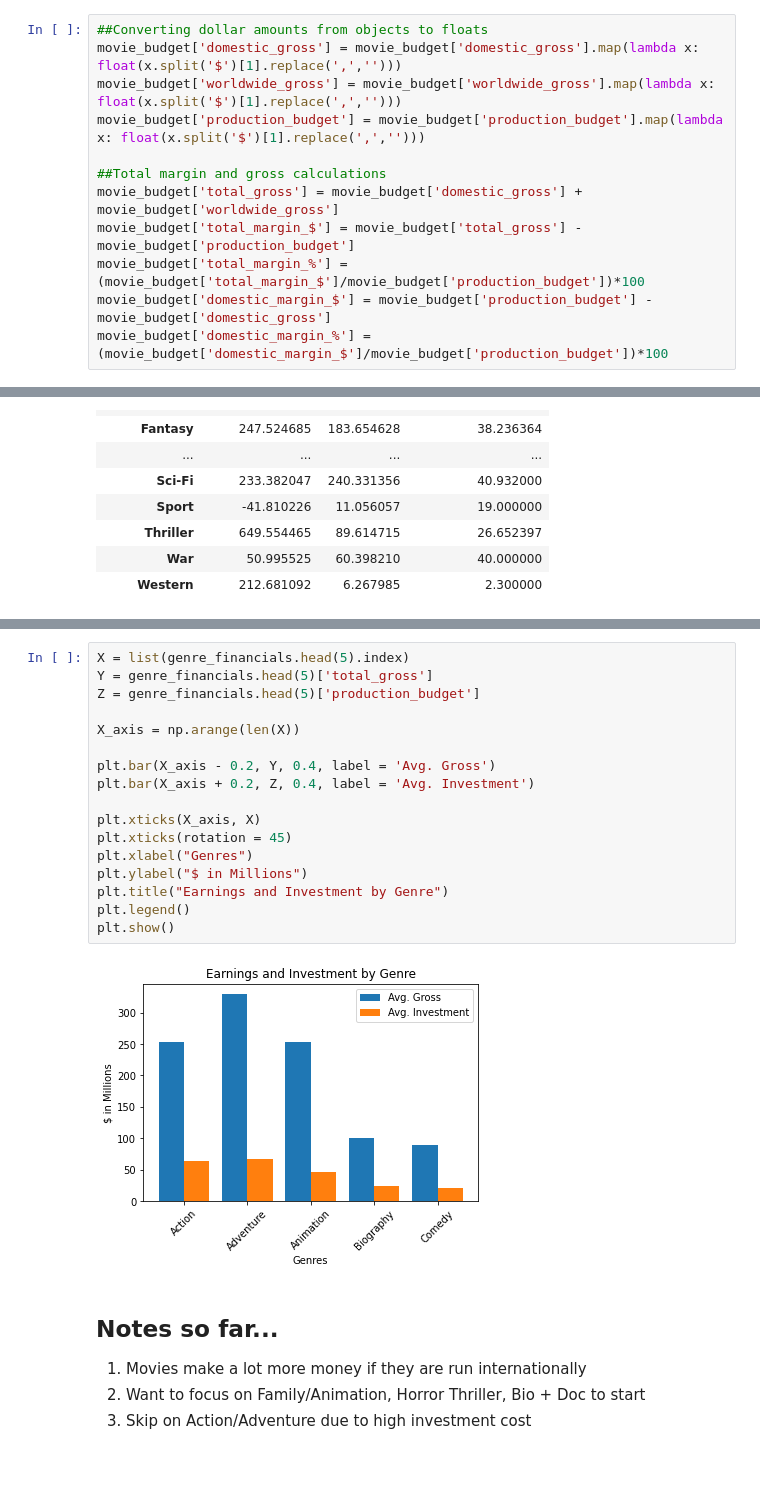
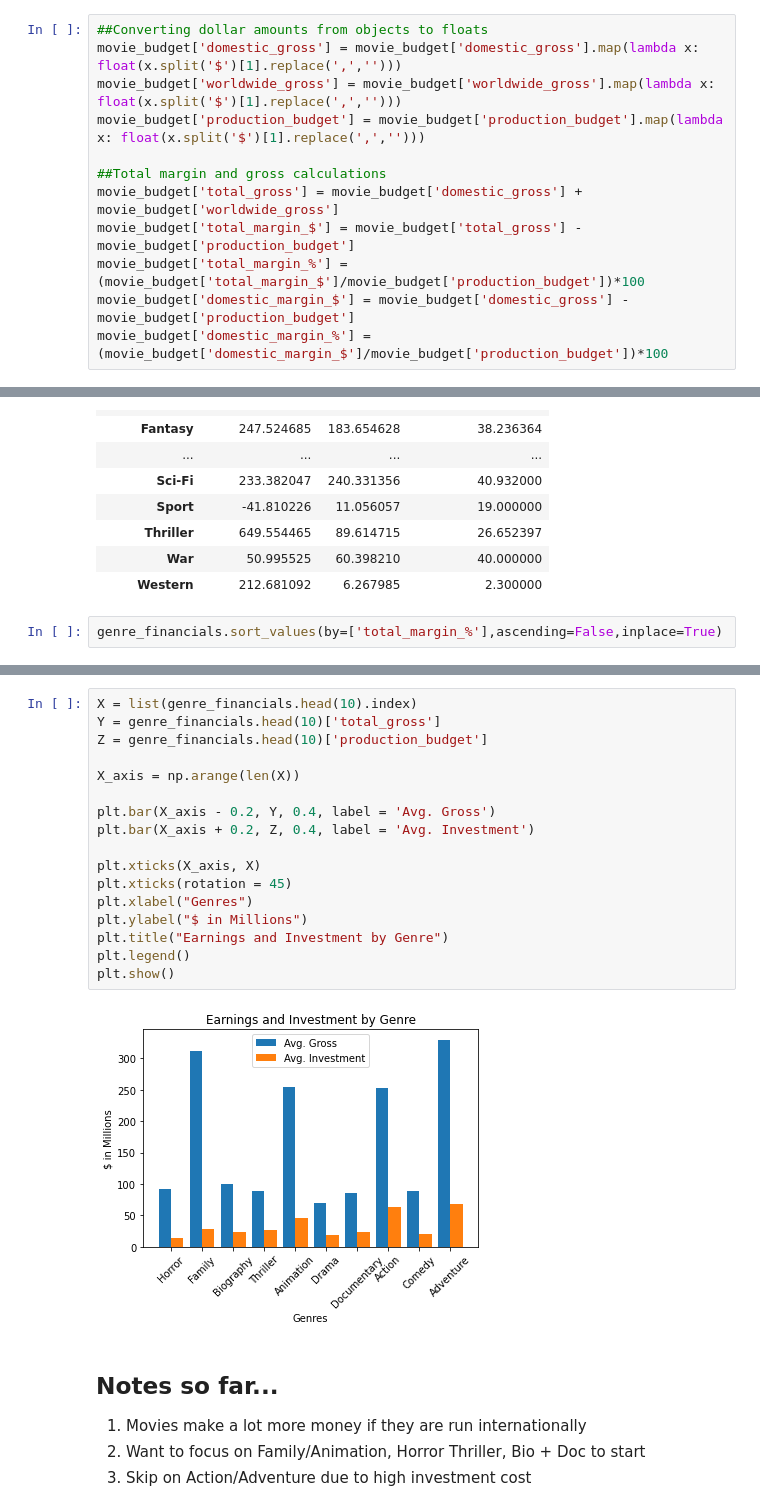
Before and after one commit to brandmend/MovieDataProject, a Jupyter notebook: Movie_Notebook_v2.ipynb, the cells around one changed output, grey strips where cells are left out. Cells and saved outputs as stored; diff of their text form; blank space fills up the shorter version.

```diff
--- a/Movie_Notebook_v2.ipynb
+++ b/Movie_Notebook_v2.ipynb
@@ -201,7 +201,7 @@ movie_budget['production_budget'] = movie_budget['production_budget'].map(lambda
 movie_budget['total_gross'] = movie_budget['domestic_gross'] + movie_budget['worldwide_gross']
 movie_budget['total_margin_$'] = movie_budget['total_gross'] - movie_budget['production_budget']
 movie_budget['total_margin_%'] = (movie_budget['total_margin_$']/movie_budget['production_budget'])*100
-movie_budget['domestic_margin_$'] = movie_budget['production_budget'] - movie_budget['domestic_gross']
+movie_budget['domestic_margin_$'] = movie_budget['domestic_gross'] - movie_budget['production_budget']
 movie_budget['domestic_margin_%'] = (movie_budget['domestic_margin_$']/movie_budget['production_budget'])*100
 # %%
 movie_budget.info()
@@ -662,6 +662,8 @@ genre_financials
 | Thriller | 649.554465 | 89.614715 | 26.652397 |
 | War | 50.995525 | 60.398210 | 40.000000 |
 | Western | 212.681092 | 6.267985 | 2.300000 |
+# %%
+genre_financials.sort_values(by=['total_margin_%'],ascending=False,inplace=True)
 # %%
 genre_financials.plot(y='total_margin_%');
 # %% [output]
@@ -669,22 +671,22 @@ genre_financials.plot(y='total_margin_%');
 # %%
-X = list(genre_financials.head(5).index)
-Y = genre_financials.head(5)['total_gross']
-Z = genre_financials.head(5)['production_budget']
+X = list(genre_financials.head(10).index)
+Y = genre_financials.head(10)['total_gross']
+Z = genre_financials.head(10)['production_budget']
 
 X_axis = np.arange(len(X))
 
 plt.bar(X_axis - 0.2, Y, 0.4, label = 'Avg. Gross')
 plt.bar(X_axis + 0.2, Z, 0.4, label = 'Avg. Investment')
 
 plt.xticks(X_axis, X)
 plt.xticks(rotation = 45)
 plt.xlabel("Genres")
 plt.ylabel("$ in Millions")
 plt.title("Earnings and Investment by Genre")
 plt.legend()
 plt.show()
 # %% [output]
-[figure, old version]
+[figure, new version]
 # %% [markdown]
 ## Notes so far...
 
```
Also changed, not shown: parts of 60 cells of this notebook.
